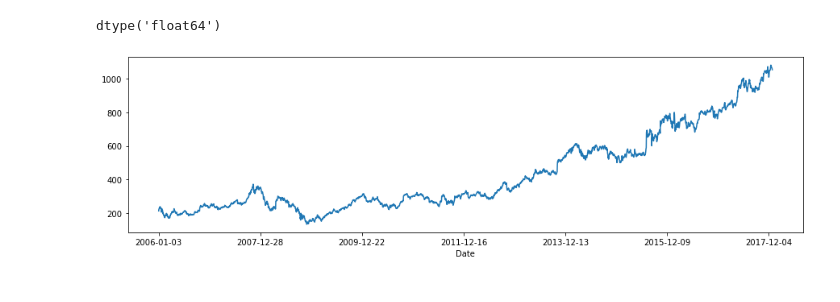
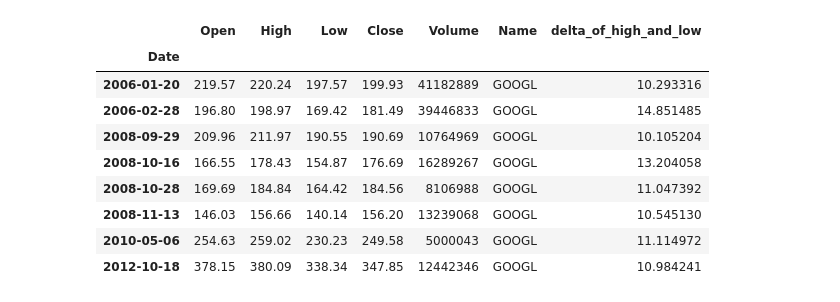
Before and after one commit to RogerPineda13/TimeSeriesP4, a Jupyter notebook: RogerWorkingNotebook.ipynb, the cells around one changed output. Drawn from its saved outputs; the diff is of its cells as text; code cells hidden in the pictures.

```diff
--- a/RogerWorkingNotebook.ipynb
+++ b/RogerWorkingNotebook.ipynb
@@ -5,3 +6,8 @@ working_df = pd.read_csv('DJIA_equities/GOOGL_2006-01-01_to_2018-01-01.csv')
+# %%
+# working_df = pd.read_csv('DJIA_equities/GOOGL_2006-01-01_to_2018-01-01.csv', index_col = 'Date', parse_dates=True)
+working_df = pd.read_csv('DJIA_equities/GOOGL_2006-01-01_to_2018-01-01.csv')
+working_df['Date'] = pd.to_datetime(working_df['Date'], format= '%Y-%m-%d')
+working_df.set_index('Date', inplace=True)
 # %%
 working_df.head()
 # %% [output]
@@ -26,9 +21,15 @@ working_df.head()
-# %%
-working_df1 = working_df.iloc[:,0:1]
-working_df1.Open.dtype
-# %% [output]
-dtype('float64')
-# %%
-working_df1.Open.plot(figsize = (15,4));
-# %% [output]
-[figure, removed]
+# %%
+working_df['delta_of_high_and_low'] = ((working_df.High - working_df.Low)/working_df.High)*100
+working_df.head()
+working_df.loc[working_df['delta_of_high_and_low'] >10]
+# %% [output]
+|  | Open | High | Low | Close | Volume | Name | delta_of_high_and_low |
+| Date |  |  |  |  |  |  |  |
+| 2006-01-20 | 219.57 | 220.24 | 197.57 | 199.93 | 41182889 | GOOGL | 10.293316 |
+| 2006-02-28 | 196.80 | 198.97 | 169.42 | 181.49 | 39446833 | GOOGL | 14.851485 |
+| 2008-09-29 | 209.96 | 211.97 | 190.55 | 190.69 | 10764969 | GOOGL | 10.105204 |
+| 2008-10-16 | 166.55 | 178.43 | 154.87 | 176.69 | 16289267 | GOOGL | 13.204058 |
+| 2008-10-28 | 169.69 | 184.84 | 164.42 | 184.56 | 8106988 | GOOGL | 11.047392 |
+| 2008-11-13 | 146.03 | 156.66 | 140.14 | 156.20 | 13239068 | GOOGL | 10.545130 |
+| 2010-05-06 | 254.63 | 259.02 | 230.23 | 249.58 | 5000043 | GOOGL | 11.114972 |
+| 2012-10-18 | 378.15 | 380.09 | 338.34 | 347.85 | 12442346 | GOOGL | 10.984241 |
```
Also changed, not shown: parts of 13 cells of this notebook.
